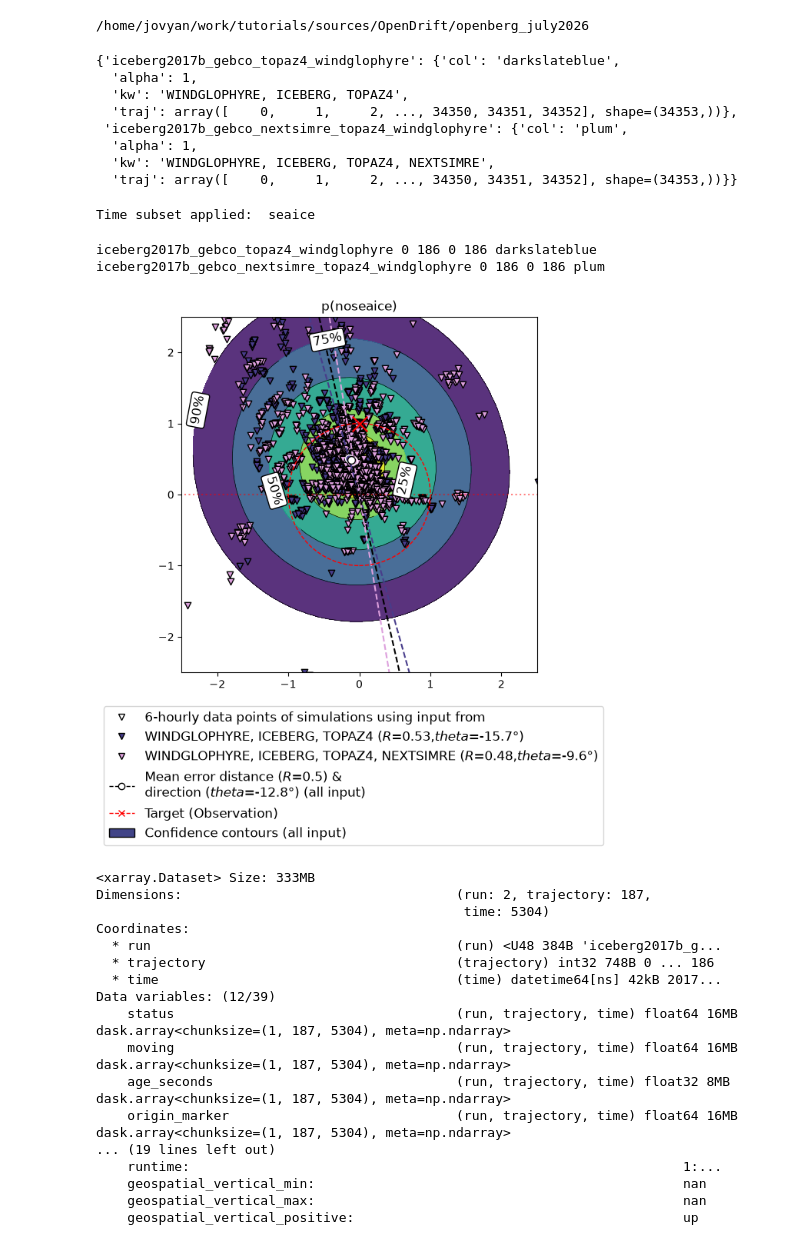
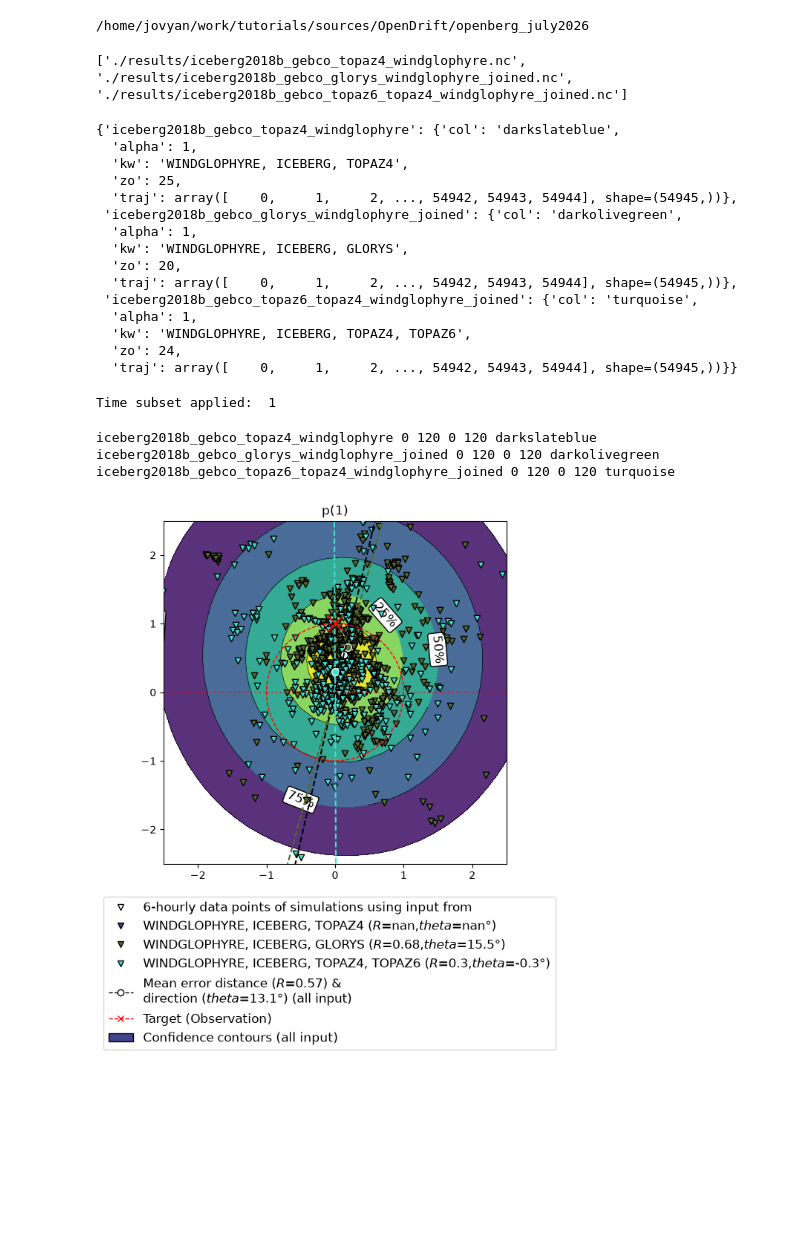
Before and after one commit to lia-f-h/openberg_july2026, a Jupyter notebook: scripts/polarplot_mult_new.ipynb, the cells around one changed output. Saved outputs shown, nothing was run; the diff lists cells and outputs as text; code cells hidden in the pictures; blank space fills up the shorter version.

```diff
--- a/scripts/polarplot_mult_new.ipynb
+++ b/scripts/polarplot_mult_new.ipynb
@@ -12,14 +12,14 @@ from openberg_july2026.src2.utils3 import *
 import glob
 # %%
 # Read and subset tracker data
-ib = 'iceberg2017b'
+ib = 'iceberg2018b'
 #read obs
 with xr.open_dataset('./input/merged_obs10.nc') as ds:
     obs = ds.sel(iceberg=ib,trajectory_id=ib)
     obs_seed = obs.isel(time=(obs.seed_idx==1))
 # %%
 #read sim
-file_contain_all = [ib,'topaz']
+file_contain_all = [ib,]
 file_contain_any = ['_']
 file_notcontain = ['test','idx','main','next']#'test','wa','next','glorys']#['topaz4','glorys','slope','era5','almost','stokes',]
 file_l = glob.glob("./results/*.nc")#['./results/juliette_topaz6_topaz4_windglophynrt.nc',]
@@ -28,6 +28,8 @@ file_l = [f for f in file_l if any(ff in f for ff in file_contain_any)] #filteri
 file_l = [f for f in file_l if all(ff not in f for ff in file_notcontain)] #filtering for neglected keywords
 file_l = file_l#[::-1]
 print(file_l)
+# %% [output]
+['./results/iceberg2018b_gebco_topaz4_windglophyre.nc', './results/iceberg2018b_gebco_glorys_windglophyre_joined.nc', './results/iceberg2018b_gebco_topaz6_topaz4_windglophyre_joined.nc']
 # %%
 #dicts and definitions
 from openberg_july2026.src2.utils3 import legenddict_full
@@ -36,25 +38,34 @@ for f in legenddict:
     ll = []
     for l in legenddict_full:
         if l.lower() in f: ll = ll+[l]
-    legenddict[f]={'col':legenddict_full[ll[-1]]['col'], 'alpha':1, 'kw':', '.join(ll),
+    legenddict[f]={'col':legenddict_full[ll[-1]]['col'], 'alpha':1, 'kw':', '.join(ll),'zo':legenddict_full[ll[-1]]['zo'],
                  'traj':np.arange(obs.time.size*11)}
+#manual adaptions
+legenddict['iceberg2018b_gebco_topaz4_windglophyre']['zo']=25
 
 legenddict
 # %% [output]
-{'iceberg2017b_gebco_topaz4_windglophyre': {'col': 'darkslateblue',
+{'iceberg2018b_gebco_topaz4_windglophyre': {'col': 'darkslateblue',
   'alpha': 1,
   'kw': 'WINDGLOPHYRE, ICEBERG, TOPAZ4',
-  'traj': array([    0,     1,     2, ..., 34350, 34351, 34352], shape=(34353,))},
- 'iceberg2017b_gebco_nextsimre_topaz4_windglophyre': {'col': 'plum',
+  'zo': 25,
+  'traj': array([    0,     1,     2, ..., 54942, 54943, 54944], shape=(54945,))},
+ 'iceberg2018b_gebco_glorys_windglophyre_joined': {'col': 'darkolivegreen',
   'alpha': 1,
-  'kw': 'WINDGLOPHYRE, ICEBERG, TOPAZ4, NEXTSIMRE',
-  'traj': array([    0,     1,     2, ..., 34350, 34351, 34352], shape=(34353,))}}
+  'kw': 'WINDGLOPHYRE, ICEBERG, GLORYS',
+  'zo': 20,
+  'traj': array([    0,     1,     2, ..., 54942, 54943, 54944], shape=(54945,))},
+ 'iceberg2018b_gebco_topaz6_topaz4_windglophyre_joined': {'col': 'turquoise',
+  'alpha': 1,
+  'kw': 'WINDGLOPHYRE, ICEBERG, TOPAZ4, TOPAZ6',
+  'zo': 24,
+  'traj': array([    0,     1,     2, ..., 54942, 54943, 54944], shape=(54945,))}}
 # %%
 simall = xr.open_mfdataset(file_l,concat_dim="run",combine="nested")
 simall = simall.assign_coords(run=list(legenddict.keys()))
 # %%
 # --- Subset---
-apn = 'seaice'
+apn = 1
 
 # ---Trajectory subset
 sim = simall
@@ -85,33 +96,14 @@ sim_obssubtime = sim.sel(time=obs_subtime.time, method="nearest")
 sim_sub = sim_obssubtime
 obs_sub = obs_subtime
 # %% [output]
-Time subset applied:  seaice
+Time subset applied:  1
 # %%
 # del polarplot_m
 # from openberg_july2026.src2.utils3 import polarplot_m
-out = polarplot_m(sim_sub,obs_sub,legenddict,title='p(noseaice)')
+out = polarplot_m(sim_sub,obs_sub,legenddict,title='p(%s)'%apn)
 # %% [output]
-iceberg2017b_gebco_topaz4_windglophyre 0 186 0 186 darkslateblue
-iceberg2017b_gebco_nextsimre_topaz4_windglophyre 0 186 0 186 plum
+iceberg2018b_gebco_topaz4_windglophyre 0 120 0 120 darkslateblue
+iceberg2018b_gebco_glorys_windglophyre_joined 0 120 0 120 darkolivegreen
+iceberg2018b_gebco_topaz6_topaz4_windglophyre_joined 0 120 0 120 turquoise
-[figure, old version]
+[figure, new version]
-# %%
-sim
-# %% [output]
-<xarray.Dataset> Size: 333MB
-Dimensions:                                   (run: 2, trajectory: 187,
-                                               time: 5304)
-Coordinates:
-  * run                                       (run) <U48 384B 'iceberg2017b_g...
-  * trajectory                                (trajectory) int32 748B 0 ... 186
-  * time                                      (time) datetime64[ns] 42kB 2017...
-Data variables: (12/39)
-    status                                    (run, trajectory, time) float64 16MB dask.array<chunksize=(1, 187, 5304), meta=np.ndarray>
-    moving                                    (run, trajectory, time) float64 16MB dask.array<chunksize=(1, 187, 5304), meta=np.ndarray>
-    age_seconds                               (run, trajectory, time) float32 8MB dask.array<chunksize=(1, 187, 5304), meta=np.ndarray>
-    origin_marker                             (run, trajectory, time) float64 16MB dask.array<chunksize=(1, 187, 5304), meta=np.ndarray>
-... (19 lines left out)
-    runtime:                                                               1:...
-    geospatial_vertical_min:                                               nan
-    geospatial_vertical_max:                                               nan
-    geospatial_vertical_positive:                                          up
 # %%
```
Also changed, not shown: parts of 3 cells of this notebook, 45 other files.
